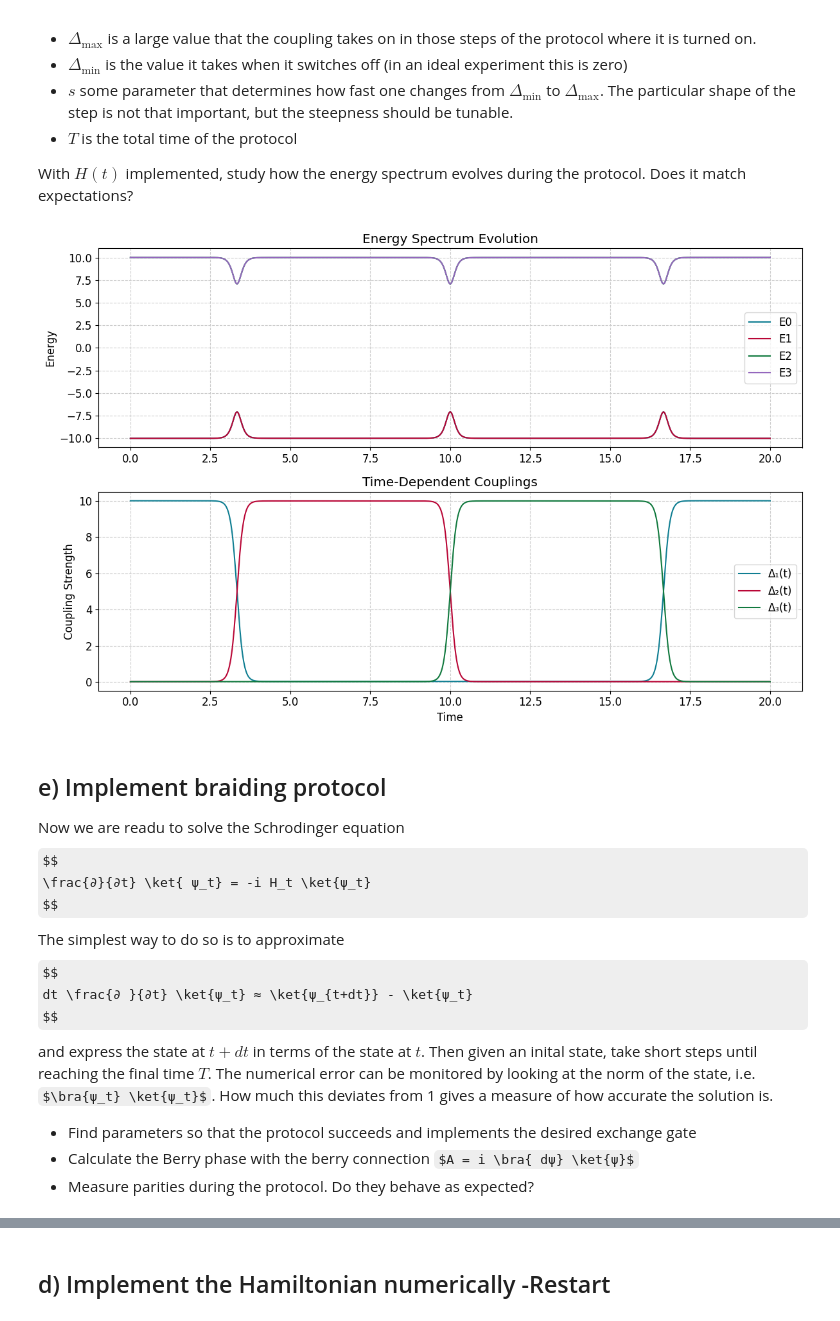
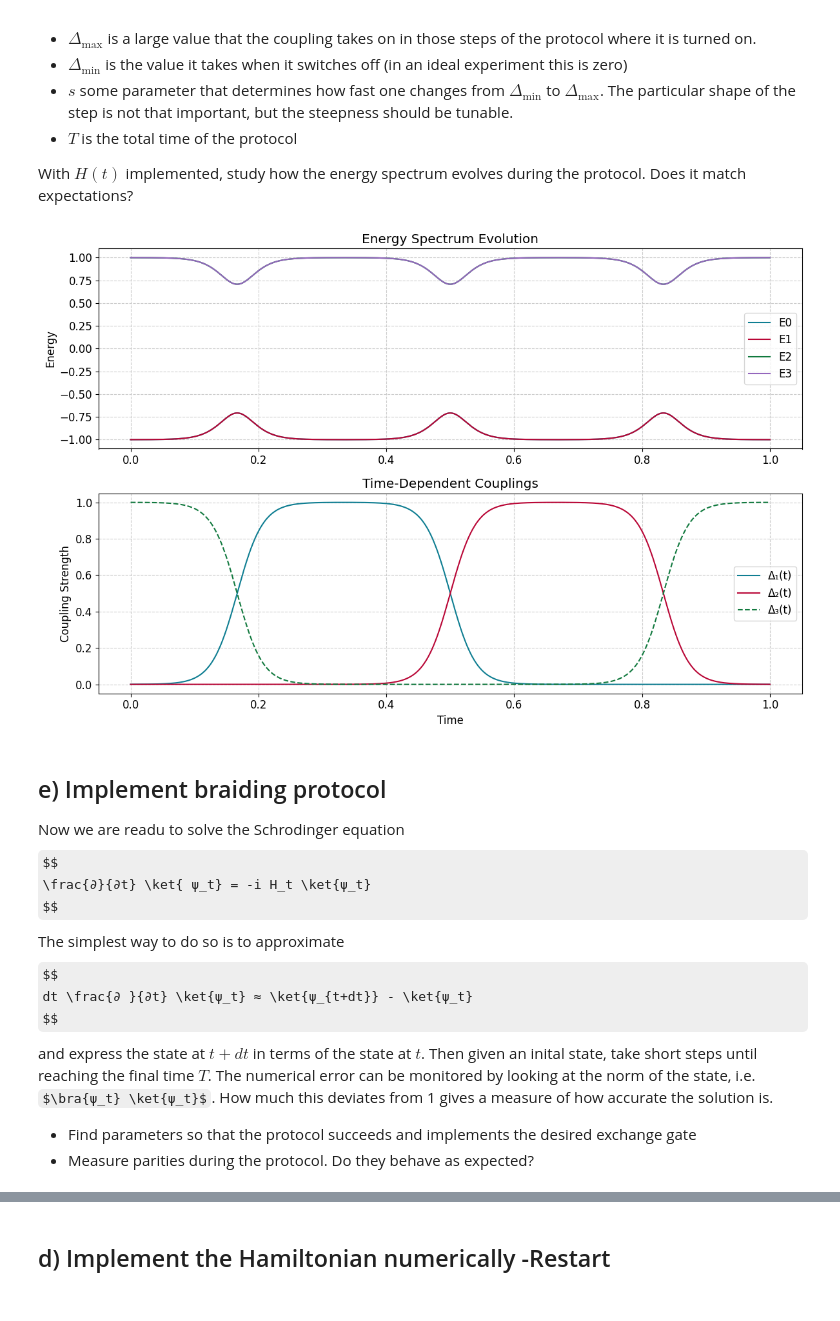
Before and after one commit to hishemok/FYS5419, a Jupyter notebook: Project_2/Braiding_project.ipynb, the cells around one changed output, grey strips where cells are left out. Saved outputs shown, nothing was run; the diff lists cells and outputs as text; code cells hidden in the pictures; some formulas as TeX source.

```diff
--- a/Project_2/Braiding_project.ipynb
+++ b/Project_2/Braiding_project.ipynb
@@ -435,9 +443,9 @@ def build_hamiltonian(t, T_total, Delta_max, Delta_min, s, width, g0, g1, g2, g3
     """
 
     # Time-dependent couplings
-    Δ1 = delta_pulse(t, 0, width, s, Delta_max, Delta_min) + delta_pulse(t, T_total, width, s, Delta_max, Delta_min)
-    Δ2 = delta_pulse(t, T_total/3, width, s, Delta_max, Delta_min)
-    Δ3 = delta_pulse(t, 2*T_total/3, width, s, Delta_max, Delta_min)
+    Δ3 = delta_pulse(t, 0, width, s, Delta_max, Delta_min) + delta_pulse(t, T_total, width, s, Delta_max, Delta_min)
+    Δ1 = delta_pulse(t, T_total/3, width, s, Delta_max, Delta_min)
+    Δ2 = delta_pulse(t, 2*T_total/3, width, s, Delta_max, Delta_min)
     # Δ1 += delta_pulse(t, T_total, width, s, Delta_max, Delta_min)
 
 
@@ -476,46 +484,49 @@ def plot_results(times, energies, couplings):
     # Plot couplings
     plt.subplot(2, 1, 2)
     labels = ['Δ₁(t)', 'Δ₂(t)', 'Δ₃(t)']
+    linestyles = ['-', '-', '--']
     for i in range(3):
-        plt.plot(times, couplings[:, i], label=labels[i])
+        plt.plot(times, couplings[:, i], label=labels[i], linestyle=linestyles[i])
+    # for i in range(3):
+    #     plt.plot(times, couplings[:, i], label=labels[i])
     plt.xlabel('Time')
     plt.ylabel('Coupling Strength')
     plt.title('Time-Dependent Couplings')
     plt.legend()
 
     plt.tight_layout()
     plt.show()
 
 # Get Majorana operators
 g0, g1 = majorana_ops(0, 2)  # γ₀, γ₁
 g2, g3 = majorana_ops(1, 2)  # γ₂, γ₃
 
-T_total = 20.0
-Delta_max = 10.0
-Delta_min = 0.01
-s = 10.0
+T_total = 1.0
+Delta_max = 1.0
+Delta_min = 0.0
+s = 50.0
 width = T_total/3
 # Parameters
 params = {
     'T_total': T_total,
     'Delta_max': Delta_max,
     'Delta_min': Delta_min,
     's': s,
     'width': width,
     'g0': g0,
     'g1': g1,
     'g2': g2,
     'g3': g3,
     'n_points': 1000
 }
 
 # Run analysis
 times, energies, couplings = analyze_spectrum(**params)
 
 # Visualize
 plot_results(times, energies, couplings)
 # %% [output]
-[figure, old version]
+[figure, new version]
 # %% [markdown]
 ## e) Implement braiding protocol
 Now we are readu to solve the Schrodinger equation
@@ -528,5 +539,4 @@ dt \frac{∂ }{∂t} \ket{ψ_t} ≈ \ket{ψ_{t+dt}} - \ket{ψ_t}
 $$
 and express the state at $t+dt$ in terms of the state at $t$. Then given an inital state, take short steps until reaching the final time $T$. The numerical error can be monitored by looking at the norm of the state, i.e. $\bra{ψ_t} \ket{ψ_t}$. How much this deviates from 1 gives a measure of how accurate the solution is.
  - Find parameters so that the protocol succeeds and implements the desired exchange gate
- - Calculate the Berry phase with the berry connection $A = i \bra{ dψ} \ket{ψ}$
  - Measure parities during the protocol. Do they behave as expected?
```
Also changed, not shown: parts of 5 cells of this notebook, 1 other file.
